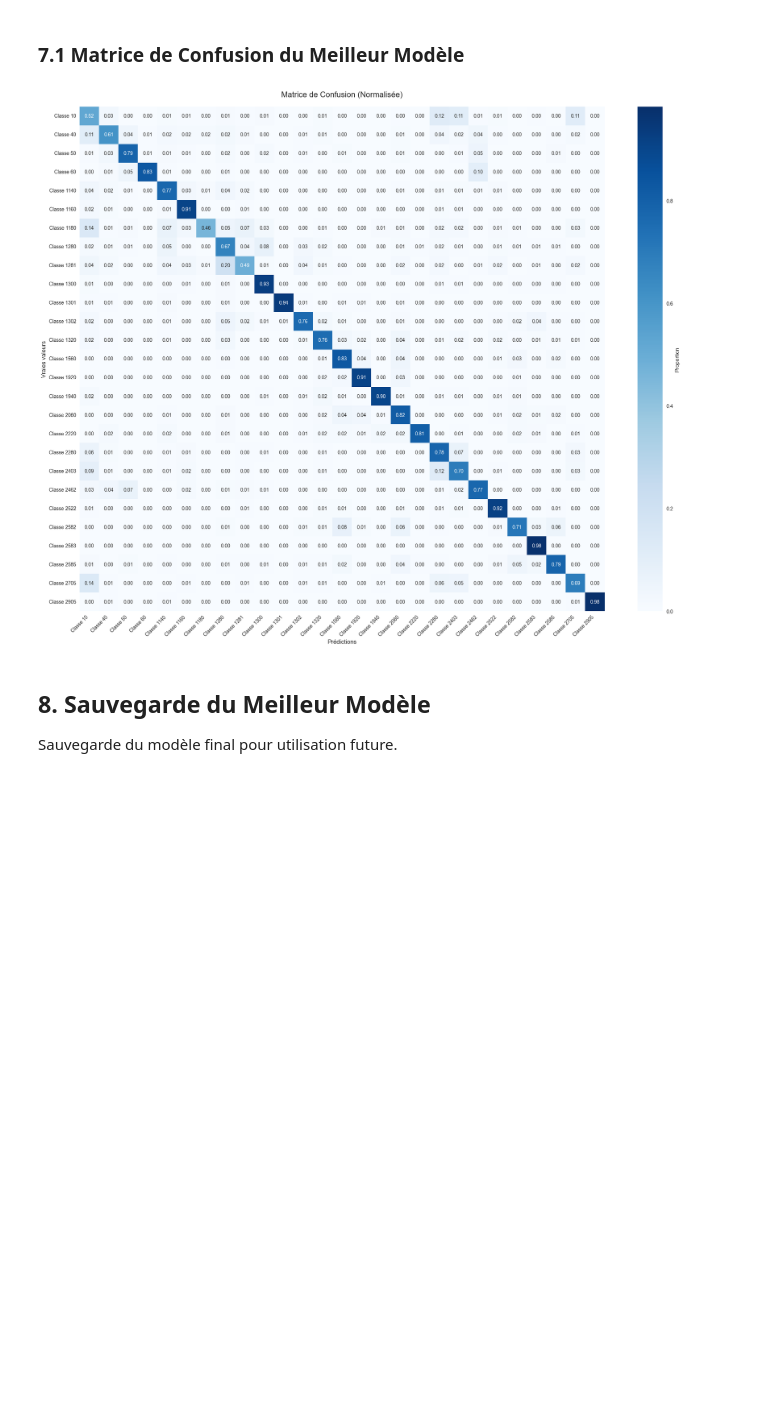
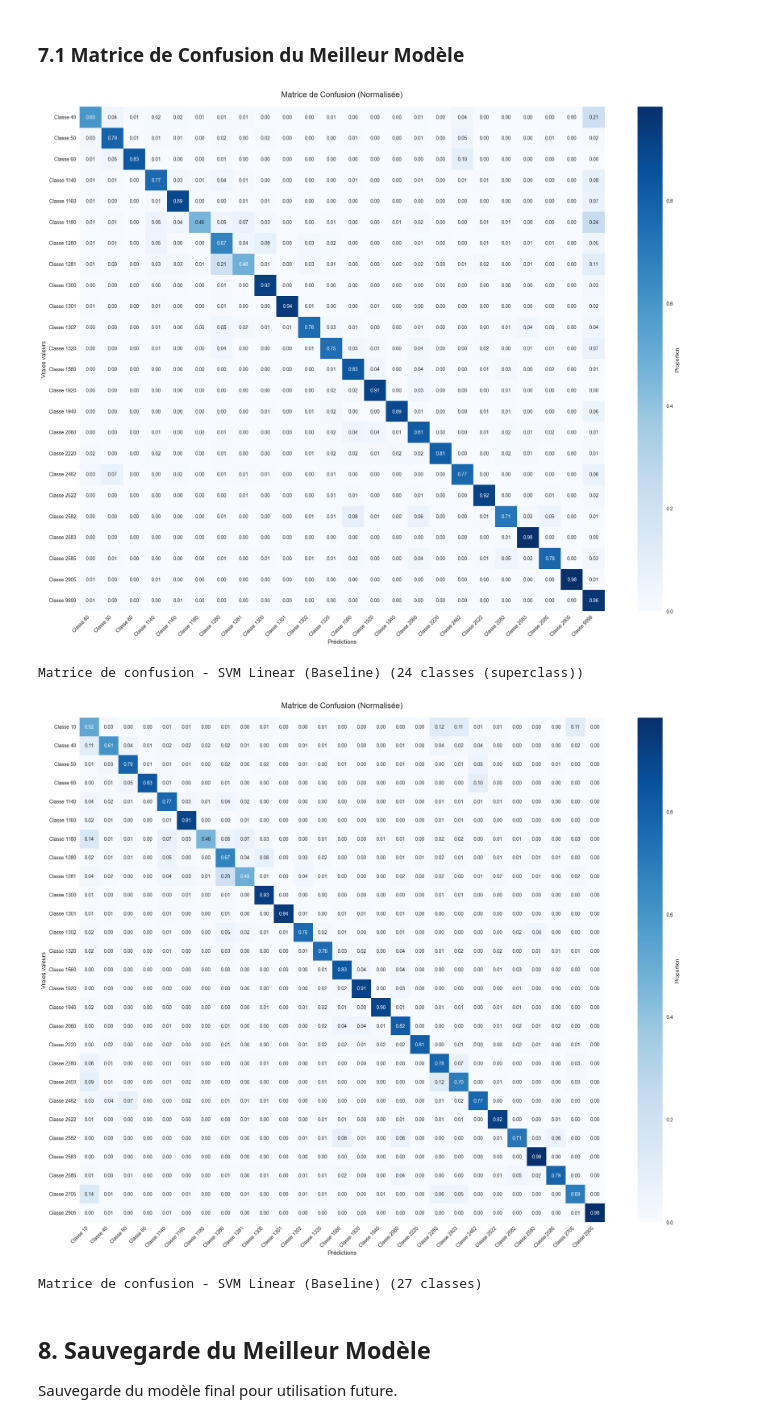
Before and after one commit to Zhrii/Datascientest_projets, a Jupyter notebook: notebooks/05_texte_optimisation_modeles.ipynb, the cells around one changed output. Drawn from its saved outputs; the diff is of its cells as text; code cells hidden in the pictures; blank space fills up the shorter version.

Commit message:
Partie texte terminé, prétraitement image terminé

```diff
--- a/notebooks/05_texte_optimisation_modeles.ipynb
+++ b/notebooks/05_texte_optimisation_modeles.ipynb
@@ -588,16 +771,22 @@ MEILLEUR MODÈLE IDENTIFIÉ
 # %% [markdown]
 ### 7.1 Matrice de Confusion du Meilleur Modèle
 # %%
-# Matrice de confusion
-plot_confusion_matrix(
-    y_val_split,
-    y_pred_best,
-    class_names=class_names,
-    figsize=(20, 16),
-    normalize=True
-)
+# Matrices de confusion par scénario
+for scenario, data in best_by_scenario.items():
+    X_train_split, X_val_split, y_train_split, y_val_split = splits_by_scenario[scenario]
+    plot_confusion_matrix(
+        y_val_split,
+        data['y_pred'],
+        class_names=data['class_names'],
+        figsize=(20, 16),
+        normalize=True
+    )
+    print(f"Matrice de confusion - {data['model_name']} ({scenario})")
 # %% [output]
-[figure, old version]
+[figure, new version]
+Matrice de confusion - SVM Linear (Baseline) (24 classes (superclass))
+[figure, added]
+Matrice de confusion - SVM Linear (Baseline) (27 classes)
 # %% [markdown]
 ## 8. Sauvegarde du Meilleur Modèle
 
```
Also changed, not shown: parts of 10 cells of this notebook, 16 other files.
